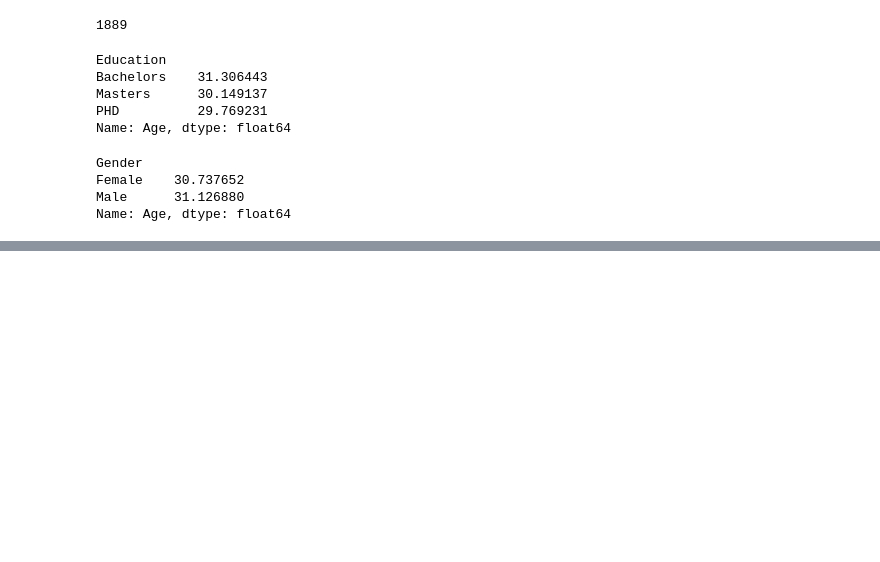
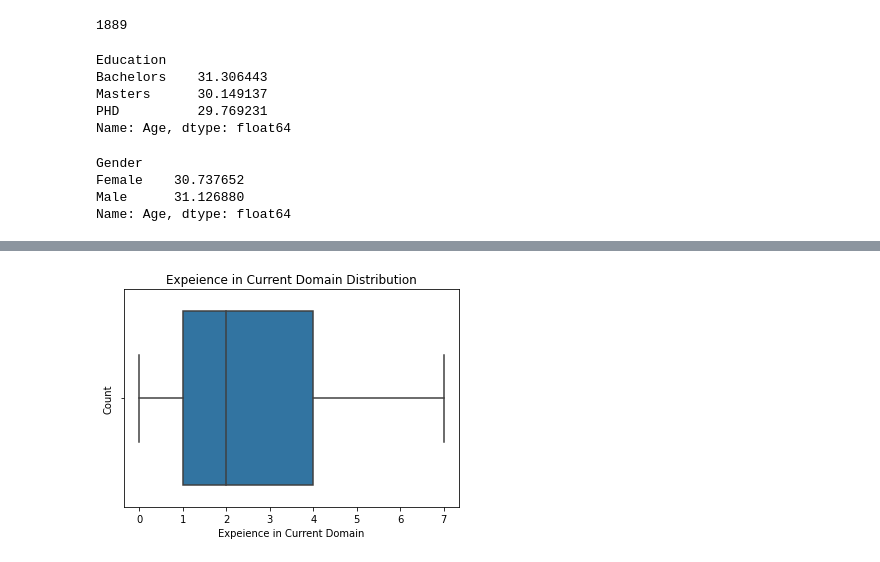
Before and after one commit to halchemylab/employee-classification-machine-learning-project, a Jupyter notebook: notebook.ipynb, the cells around one changed output, grey strips where cells are left out. Cells and saved outputs as stored; diff of their text form; code cells hidden in the pictures; blank space fills up the shorter version.

```diff
--- a/notebook.ipynb
+++ b/notebook.ipynb
@@ -83,0 +100,8 @@ df.sort_values(by="JoiningYear", ascending=False, inplace=True)
+# %%
+sns.boxplot(data=df, x="ExperienceInCurrentDomain")
+plt.xlabel("Expeience in Current Domain")
+plt.ylabel("Count")
+plt.title("Expeience in Current Domain Distribution")
+plt.show()
+# %% [output]
+[figure, added]
```
Also changed, not shown: parts of 3 cells of this notebook.
